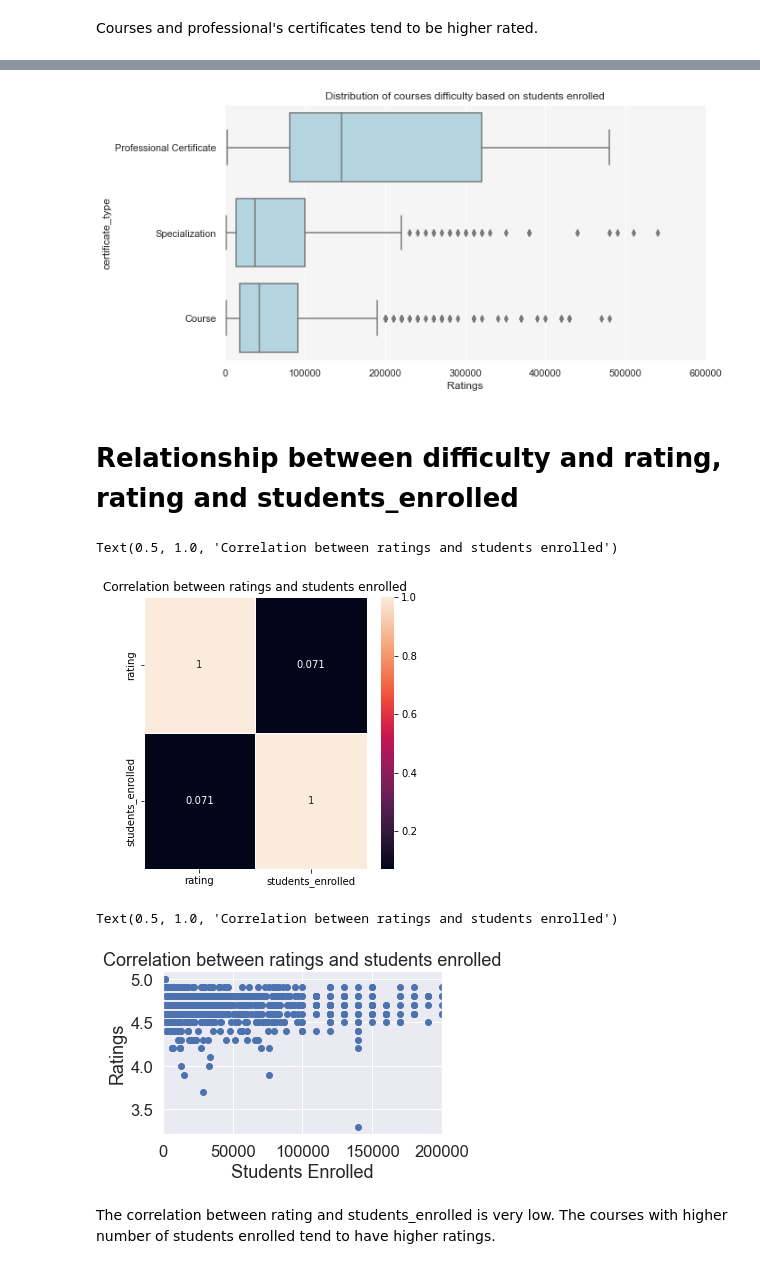
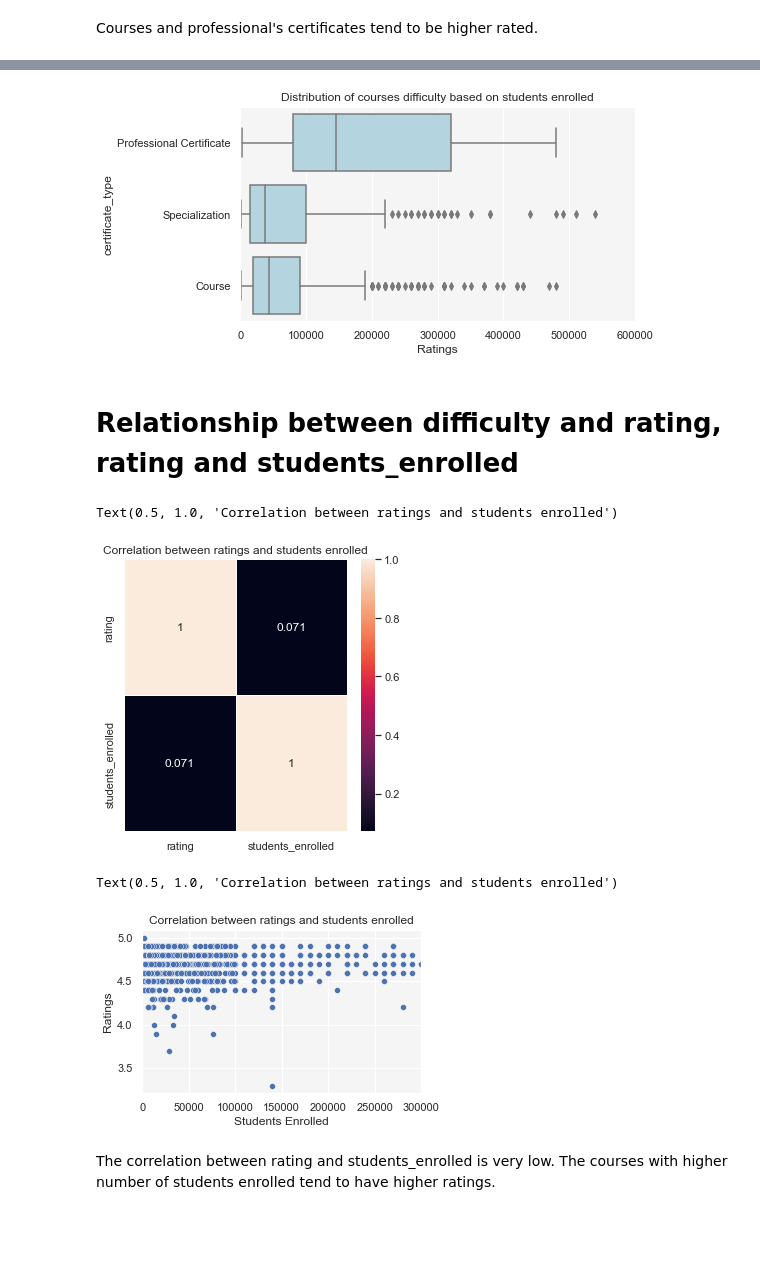
Before and after one commit to patosorio/Coursera-course-analysis, a Jupyter notebook: Coursera Course Analysis.ipynb, the cells around one changed output, grey strips where cells are left out. Saved outputs shown, nothing was run; the diff lists cells and outputs as text; code cells hidden in the pictures; blank space fills up the shorter version.

```diff
--- a/Coursera Course Analysis.ipynb
+++ b/Coursera Course Analysis.ipynb
@@ -163,11 +158,11 @@ df.head()
 hist_data = [df['difficulty'].value_counts(), df['certificate_type'].value_counts()]
 titles = ['Courses Difficulty Distribution', 'Courses Certificates Distribution']
 
-fig, ax = plt.subplots(1, 2, figsize=(15,5))
-plt.rcParams.update({'font.size': 12})
+fig, ax = plt.subplots(1, 2, figsize=(8,4))
+plt.rcParams.update({'font.size': 11})
 
 for i, data in enumerate(hist_data):
-    ax[i].pie(data.values, labels = data.index, autopct='%1.1f%%')
+    ax[i].pie(data.values, labels = data.index, autopct='%1.2f%%')
     ax[i].set_title(titles[i])
 
 fig.tight_layout()
@@ -342,5 +341,5 @@ plt.show()
 # %%
-fig = plt.figure(figsize=(10,5))
+fig = plt.figure(figsize=(8,4))
 sns.set(font_scale=1.5)
 sns.set(rc={'axes.facecolor':'whitesmoke'})
 
@@ -352,7 +351,7 @@ plt.xlim(0.0, 600000)
 fig.tight_layout()
 plt.show()
 # %% [output]
-[figure, old version]
+[figure, new version]
 # %% [markdown]
 # Relationship between difficulty and rating, rating and students_enrolled
 # %%
@@ -363,21 +362,21 @@ sns.heatmap(correlation, annot=True, linewidths=.5).set_title('Features correlat
 plt.title('Correlation between ratings and students enrolled')
 # %% [output]
 Text(0.5, 1.0, 'Correlation between ratings and students enrolled')
-[figure, old version]
+[figure, new version]
 # %%
 # Let's go further visualizing correlation with a scatter plot
 
 y = np.array([df['rating']])
 x = np.array([df['students_enrolled']])
 
 plt.figure(figsize=(5,3))
-plt.scatter(x, y)
-plt.xlim(0, 200000)
+sns.scatterplot(data=df, x="students_enrolled", y="rating")
+plt.xlim(0, 300000)
 plt.xlabel("Students Enrolled")
 plt.ylabel("Ratings")
 plt.title('Correlation between ratings and students enrolled')
 # %% [output]
 Text(0.5, 1.0, 'Correlation between ratings and students enrolled')
-[figure, old version]
+[figure, new version]
 # %% [markdown]
 The correlation between rating and students_enrolled is very low. The courses with higher number of students enrolled tend to have higher ratings.
```
Also changed, not shown: parts of 23 cells of this notebook.
